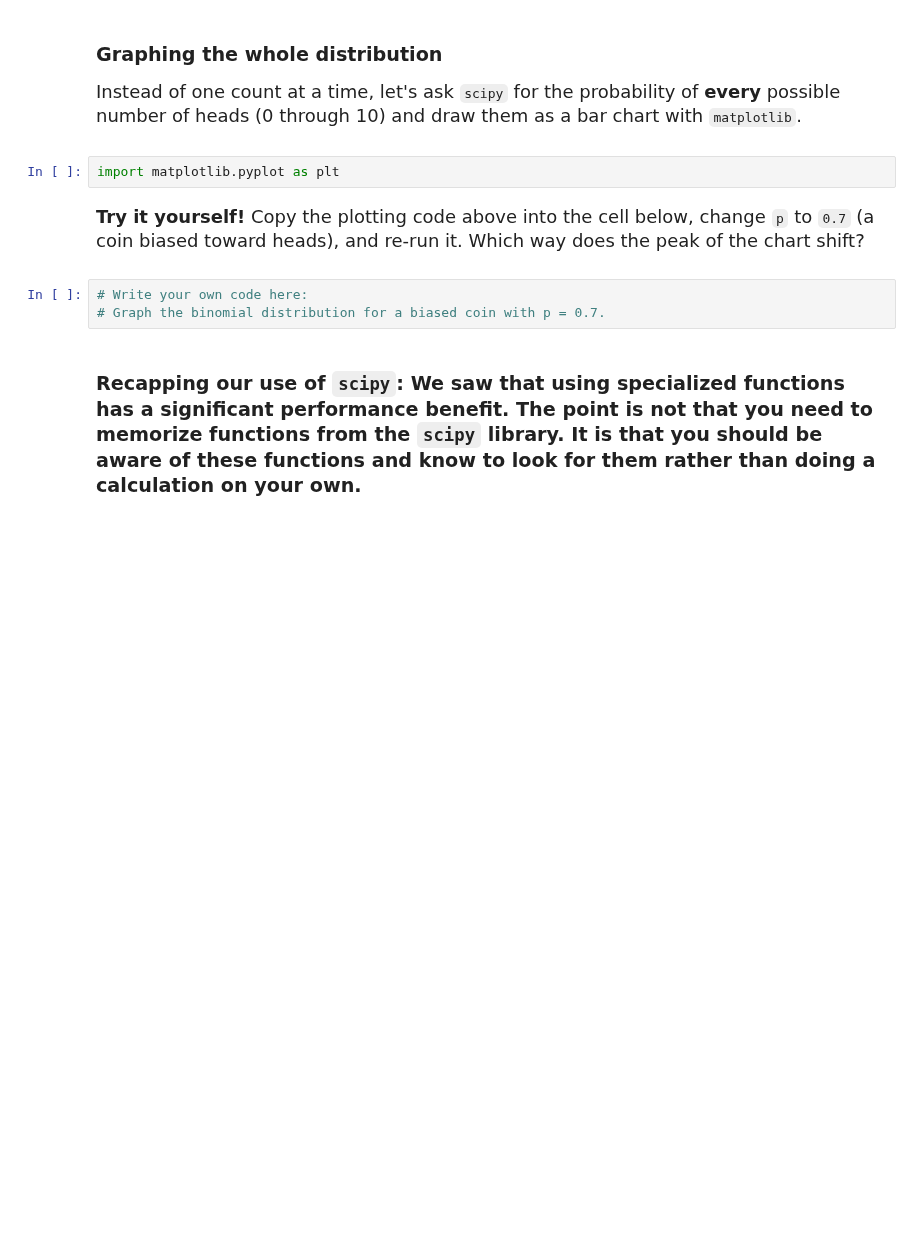
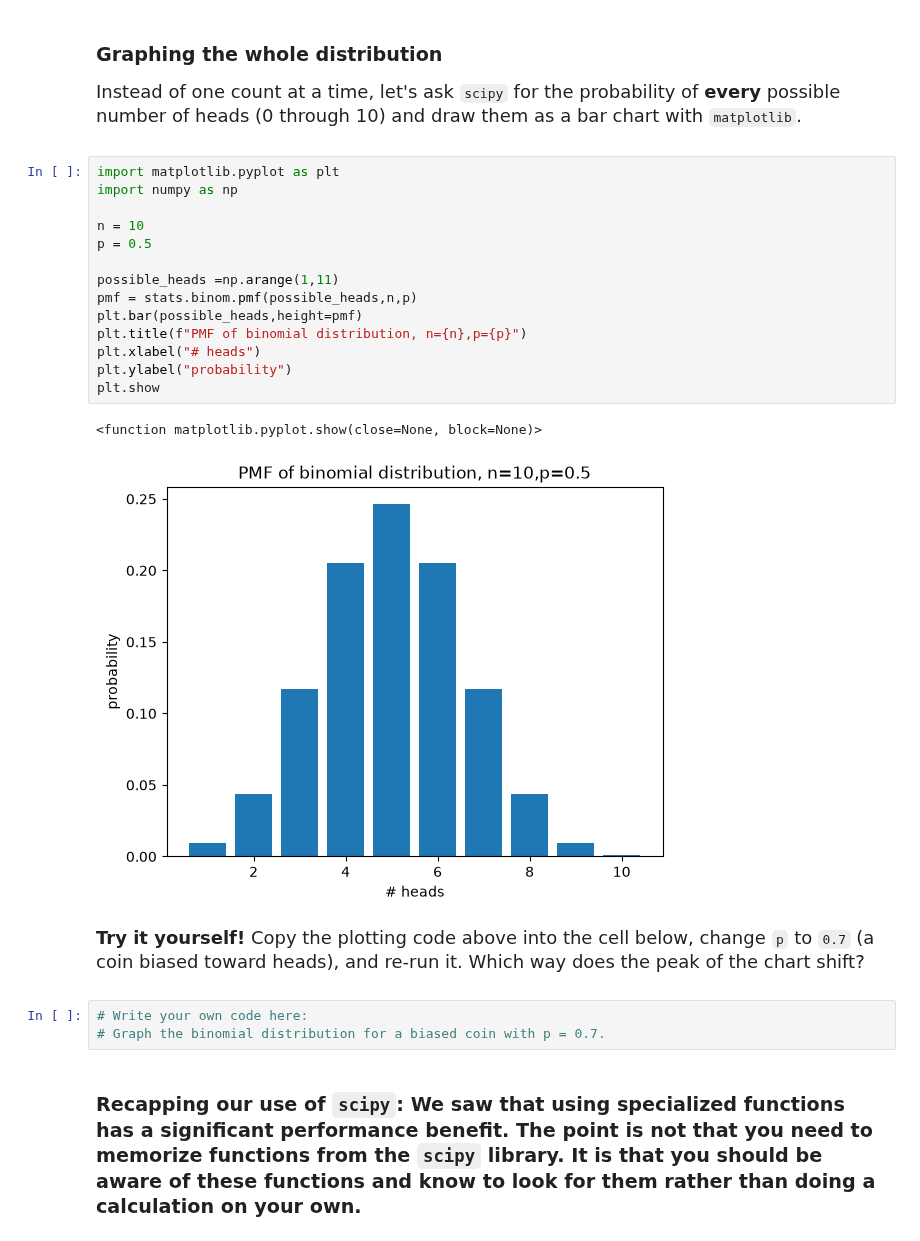
Before and after one commit to lihoimingandy1115-png/datasci185fall2026, a Jupyter notebook: Lecture_05_Libraries_and_Specialized_Functions/Lecture5 copy.ipynb, the cells around one changed output. Saved outputs shown, nothing was run; the diff lists cells and outputs as text; blank space fills up the shorter version.

```diff
--- a/Lecture_05_Libraries_and_Specialized_Functions/Lecture5 copy.ipynb
+++ b/Lecture_05_Libraries_and_Specialized_Functions/Lecture5 copy.ipynb
@@ -230,8 +257,23 @@ print(f'The probability of getting {k} heads is {probability}')
 <font size="4">
 
 Instead of one count at a time, let's ask `scipy` for the probability of **every** possible number of heads (0 through 10) and draw them as a bar chart with `matplotlib`.
-# %%
-import matplotlib.pyplot as plt
+# %%
+import matplotlib.pyplot as plt
+import numpy as np
+
+n = 10
+p = 0.5
+
+possible_heads =np.arange(1,11)
+pmf = stats.binom.pmf(possible_heads,n,p)
+plt.bar(possible_heads,height=pmf)
+plt.title(f"PMF of binomial distribution, n={n},p={p}")
+plt.xlabel("# heads")
+plt.ylabel("probability")
+plt.show
+# %% [output]
+<function matplotlib.pyplot.show(close=None, block=None)>
+[figure, added]
 # %% [markdown]
 <font size="4">
 
```
Also changed, not shown: parts of 13 cells of this notebook.
